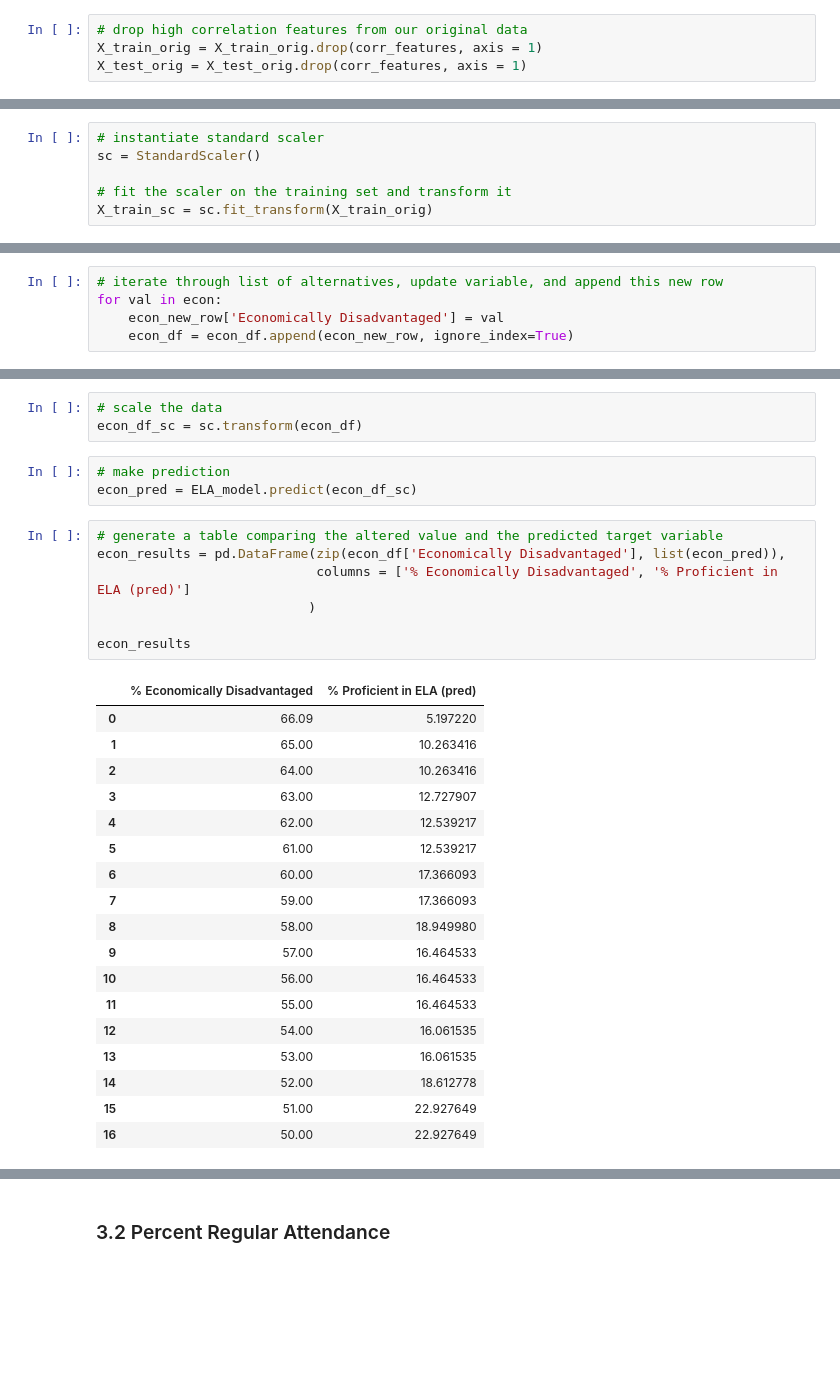
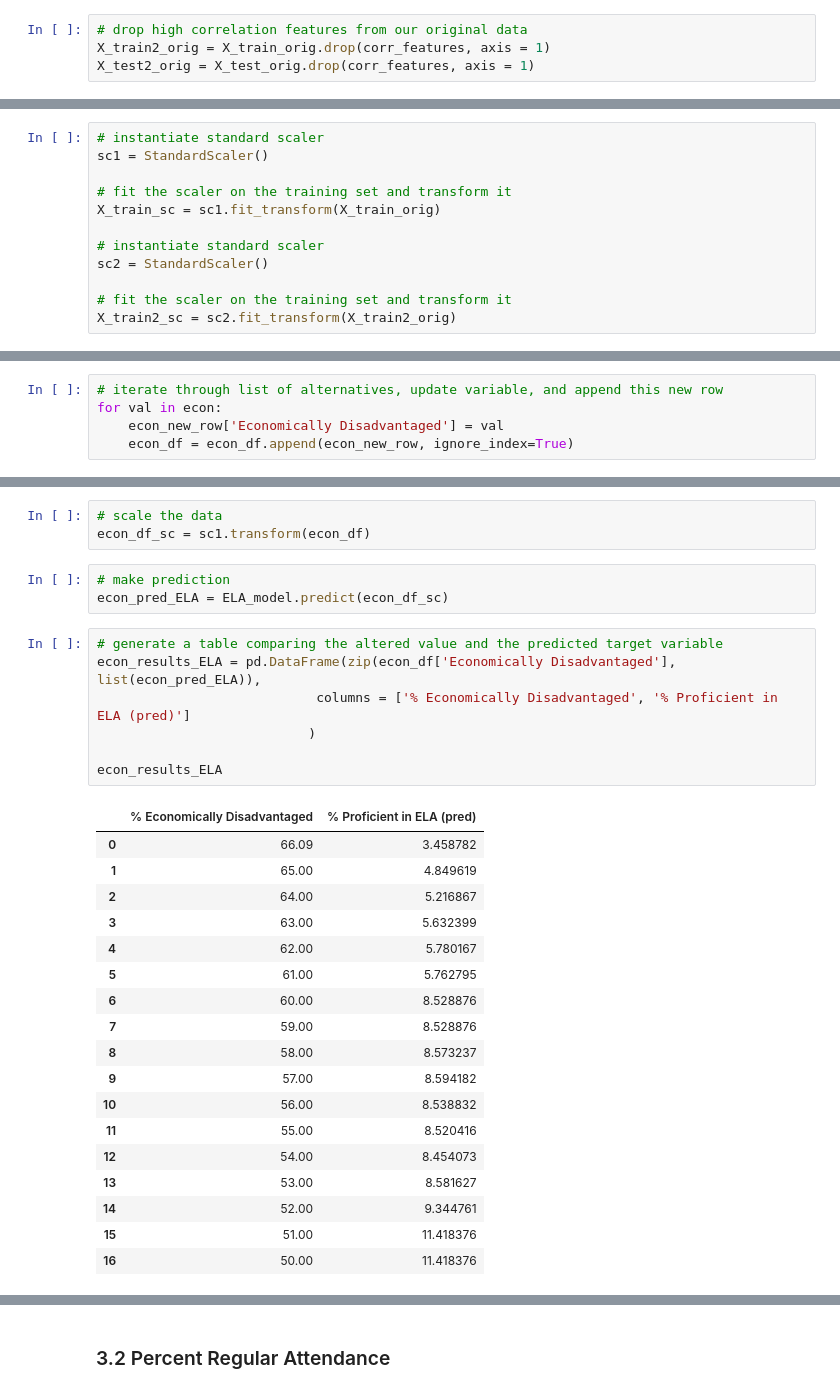
Before and after one commit to cchung106/Capstone-Three, a Jupyter notebook: Notebooks/04_modeling_pt2.ipynb, the cells around one changed output, grey strips where cells are left out. Saved outputs shown, nothing was run; the diff lists cells and outputs as text; blank space fills up the shorter version.

```diff
--- a/Notebooks/04_modeling_pt2.ipynb
+++ b/Notebooks/04_modeling_pt2.ipynb
@@ -60,6 +65,6 @@ with open('../Data/corr_features.pkl', 'rb') as f:
     corr_features = pickle.load(f)
 # %%
 # drop high correlation features from our original data
-X_train_orig = X_train_orig.drop(corr_features, axis = 1)
-X_test_orig = X_test_orig.drop(corr_features, axis = 1)
+X_train2_orig = X_train_orig.drop(corr_features, axis = 1)
+X_test2_orig = X_test_orig.drop(corr_features, axis = 1)
 # %%
@@ -146,8 +172,14 @@ We'll create the same standard scaler object we used when we originally preproce
 # %%
 # instantiate standard scaler
-sc = StandardScaler()
+sc1 = StandardScaler()
 
 # fit the scaler on the training set and transform it
-X_train_sc = sc.fit_transform(X_train_orig)
+X_train_sc = sc1.fit_transform(X_train_orig)
+
+# instantiate standard scaler
+sc2 = StandardScaler()
+
+# fit the scaler on the training set and transform it
+X_train2_sc = sc2.fit_transform(X_train2_orig)
 # %% [markdown]
 <a id='section3'></a>
@@ -200,33 +232,33 @@ econ_df
 # %%
 # scale the data
-econ_df_sc = sc.transform(econ_df)
+econ_df_sc = sc1.transform(econ_df)
 # %%
 # make prediction
-econ_pred = ELA_model.predict(econ_df_sc)
+econ_pred_ELA = ELA_model.predict(econ_df_sc)
 # %%
 # generate a table comparing the altered value and the predicted target variable
-econ_results = pd.DataFrame(zip(econ_df['Economically Disadvantaged'], list(econ_pred)),
+econ_results_ELA = pd.DataFrame(zip(econ_df['Economically Disadvantaged'], list(econ_pred_ELA)),
                             columns = ['% Economically Disadvantaged', '% Proficient in ELA (pred)']
                            )
 
-econ_results
+econ_results_ELA
 # %% [output]
 |  | % Economically Disadvantaged | % Proficient in ELA (pred) |
-| 0 | 66.09 | 5.197220 |
-| 1 | 65.00 | 10.263416 |
-| 2 | 64.00 | 10.263416 |
-| 3 | 63.00 | 12.727907 |
-| 4 | 62.00 | 12.539217 |
-| 5 | 61.00 | 12.539217 |
-| 6 | 60.00 | 17.366093 |
-| 7 | 59.00 | 17.366093 |
-| 8 | 58.00 | 18.949980 |
-| 9 | 57.00 | 16.464533 |
-| 10 | 56.00 | 16.464533 |
-| 11 | 55.00 | 16.464533 |
-| 12 | 54.00 | 16.061535 |
-| 13 | 53.00 | 16.061535 |
-| 14 | 52.00 | 18.612778 |
-| 15 | 51.00 | 22.927649 |
-| 16 | 50.00 | 22.927649 |
+| 0 | 66.09 | 3.458782 |
+| 1 | 65.00 | 4.849619 |
+| 2 | 64.00 | 5.216867 |
+| 3 | 63.00 | 5.632399 |
+| 4 | 62.00 | 5.780167 |
+| 5 | 61.00 | 5.762795 |
+| 6 | 60.00 | 8.528876 |
+| 7 | 59.00 | 8.528876 |
+| 8 | 58.00 | 8.573237 |
+| 9 | 57.00 | 8.594182 |
+| 10 | 56.00 | 8.538832 |
+| 11 | 55.00 | 8.520416 |
+| 12 | 54.00 | 8.454073 |
+| 13 | 53.00 | 8.581627 |
+| 14 | 52.00 | 9.344761 |
+| 15 | 51.00 | 11.418376 |
+| 16 | 50.00 | 11.418376 |
 # %% [markdown]
```
Also changed, not shown: parts of 58 cells of this notebook.
